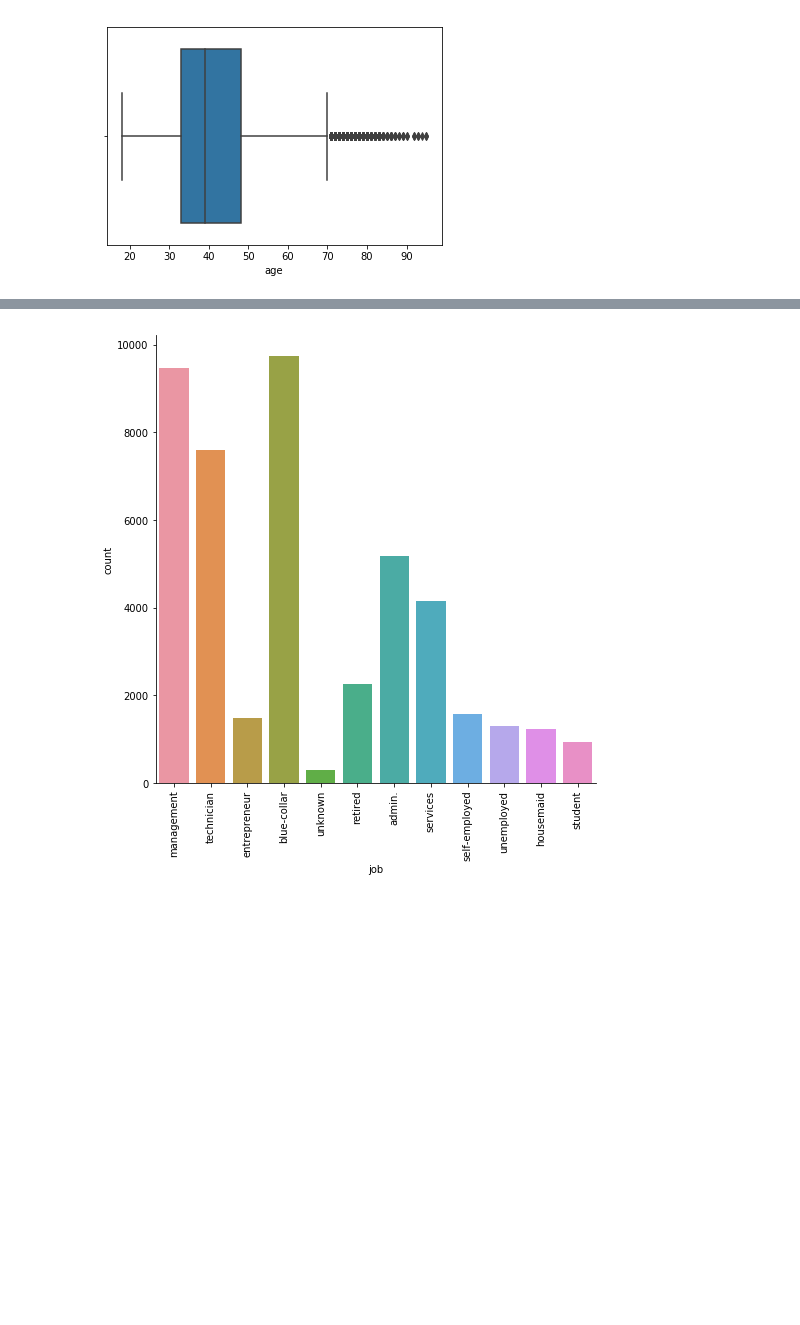
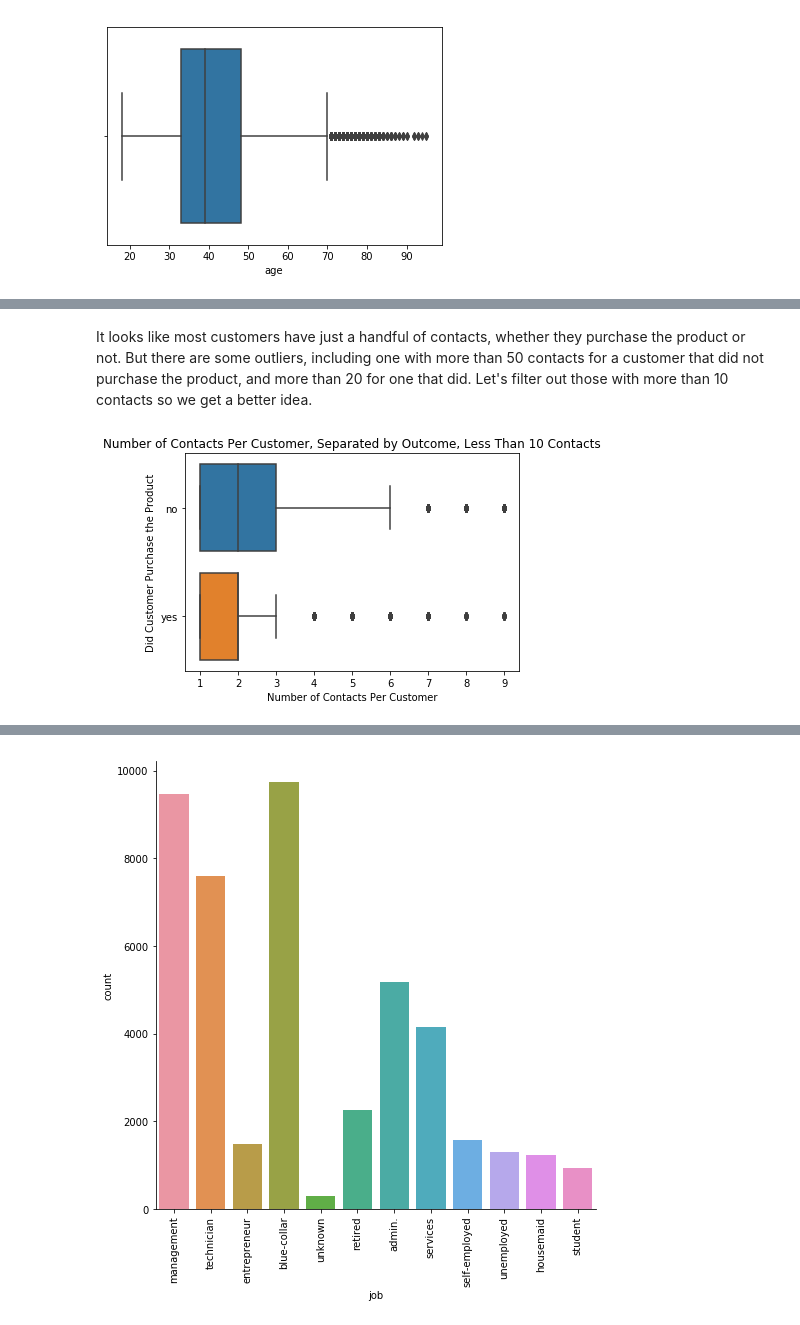
Before and after one commit to zinrion/Thinkful-Projects, a Jupyter notebook: Bank Marketing Exploration.ipynb, the cells around one changed output, grey strips where cells are left out. Drawn from its saved outputs; the diff is of its cells as text; code cells hidden in the pictures; blank space fills up the shorter version.

```diff
--- a/Bank Marketing Exploration.ipynb
+++ b/Bank Marketing Exploration.ipynb
@@ -82,0 +122,11 @@ sns.boxplot(x="age", data=data)
+# %% [markdown]
+It looks like most customers have just a handful of contacts, whether they purchase the product or not.  But there are some outliers, including one with more than 50 contacts for a customer that did not purchase the product, and more than 20 for one that did. Let's filter out those with more than 10 contacts so we get a better idea.
+# %%
+campaign_less_than_10 = data.loc[data["campaign"] <10]
+sns.boxplot(x="campaign", y="y", data=campaign_less_than_10)
+plt.title("Number of Contacts Per Customer, Separated by Outcome, Less Than 10 Contacts")
+plt.ylabel("Did Customer Purchase the Product")
+plt.xlabel("Number of Contacts Per Customer")
+plt.show()
+# %% [output]
+[figure, added]
```
Also changed, not shown: parts of 37 cells of this notebook.
